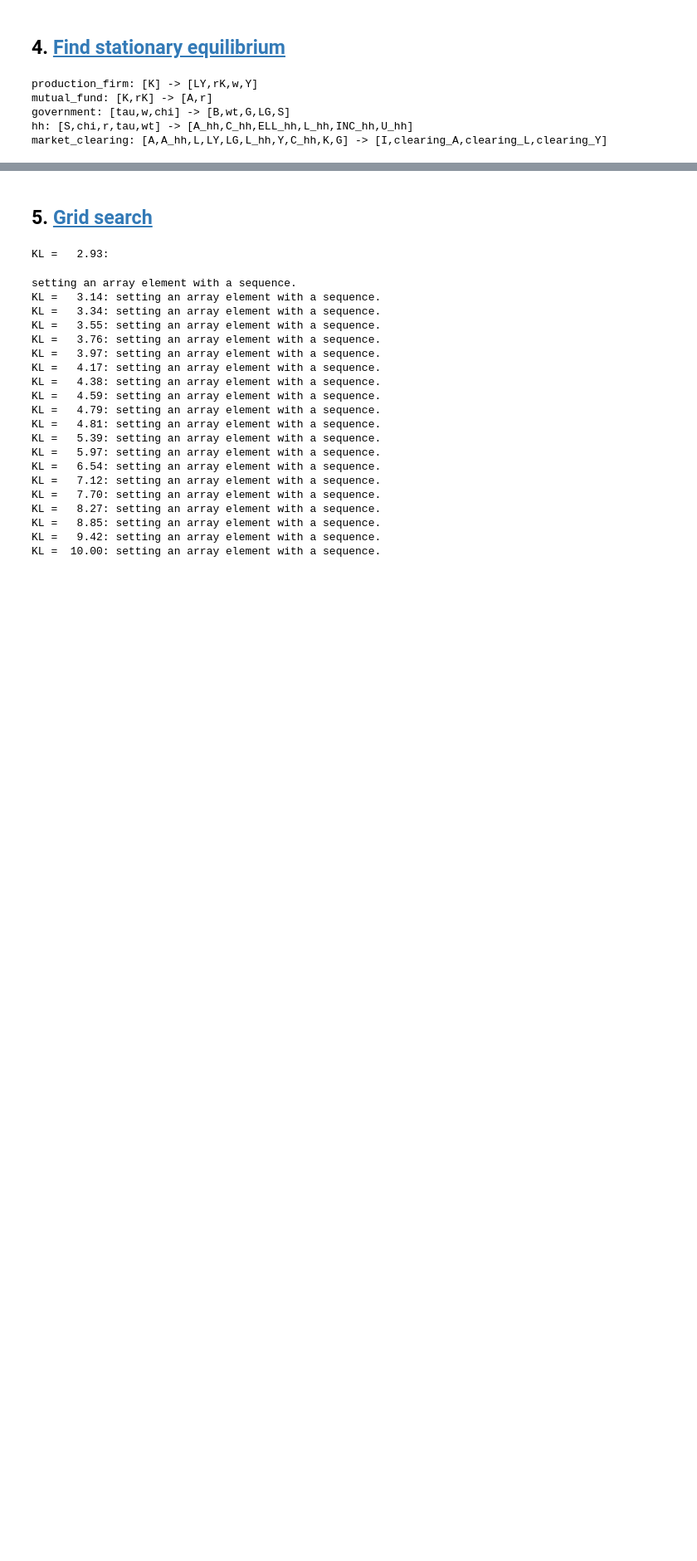
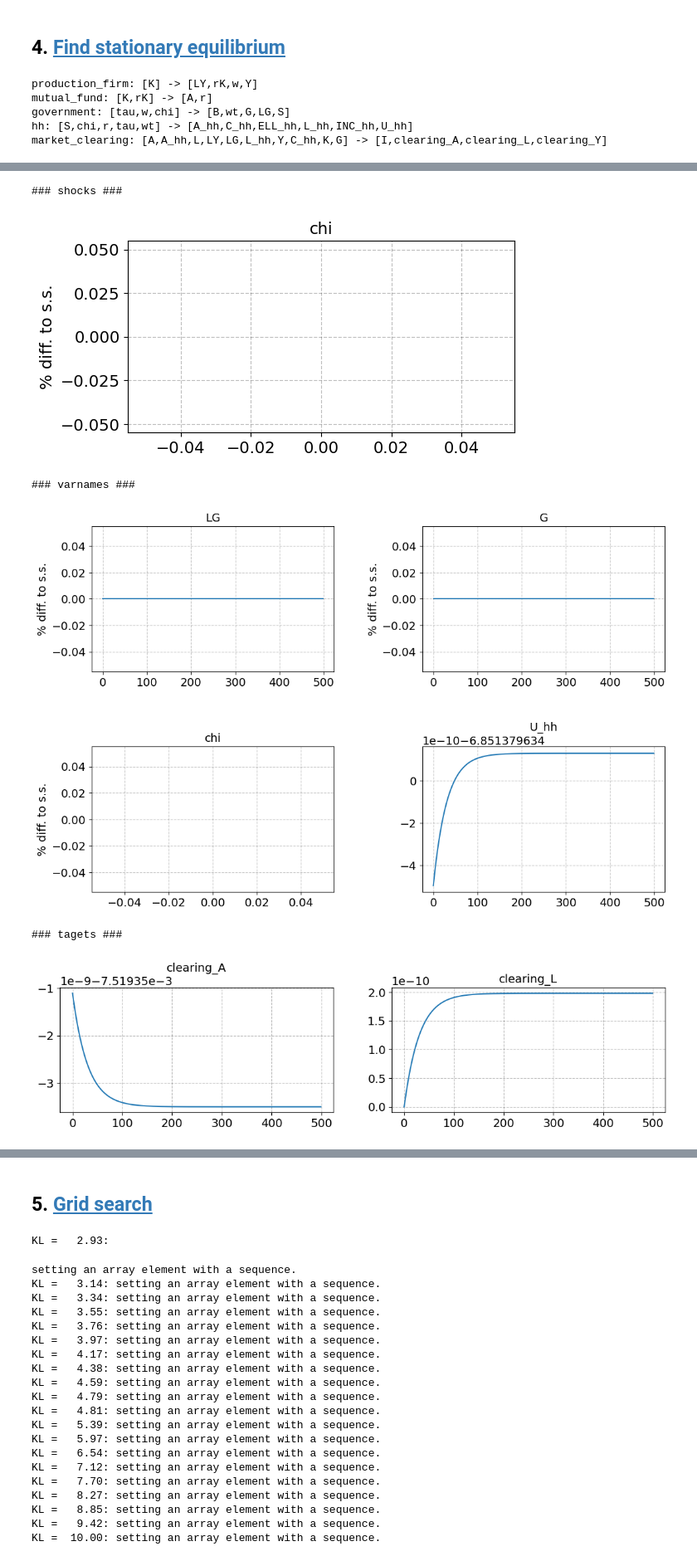
Before and after one commit to Bernseng/AdvMacroHet, a Jupyter notebook: Assignments/Assignment_II/HANCWelfareModel.ipynb, the cells around one changed output, grey strips where cells are left out. Shown at 83% size. Saved outputs shown, nothing was run; the diff lists cells and outputs as text; code cells hidden in the pictures; blank space fills up the shorter version.

```diff
--- a/Assignments/Assignment_II/HANCWelfareModel.ipynb
+++ b/Assignments/Assignment_II/HANCWelfareModel.ipynb
@@ -194,0 +333,9 @@ G/Y: 40.1957
+# %%
+model.show_IRFs(varnames=['LG','G','chi','U_hh'],lvl_value=['U_hh'],ncols=2)
+# %% [output]
+### shocks ###
+[figure, added]
+### varnames ###
+[figure, added]
+### tagets ###
+[figure, added]
```
Also changed, not shown: parts of 20 cells of this notebook, 3 other files.
